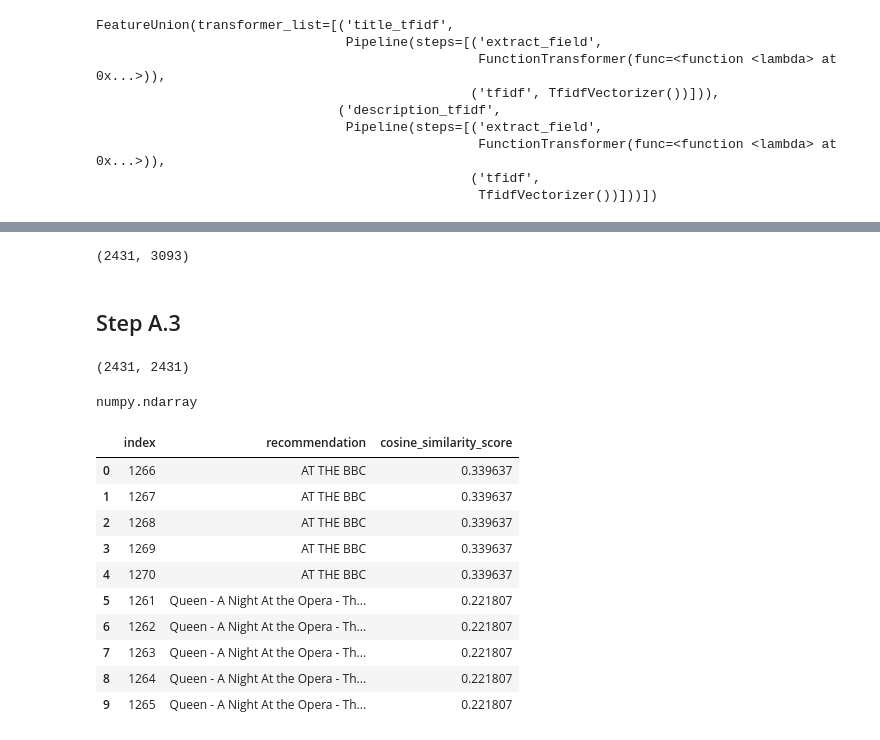
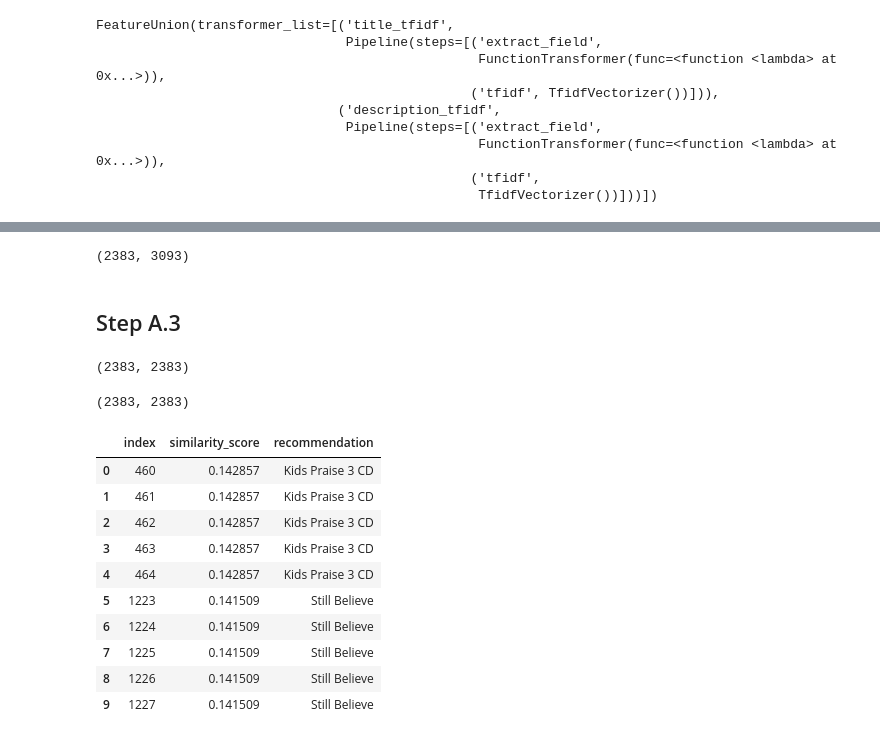
Before and after one commit to ilias-ant/recommender-systems, a Jupyter notebook: part1.ipynb, the cells around one changed output, grey strips where cells are left out. Drawn from its saved outputs; the diff is of its cells as text; code cells hidden in the pictures.

Commit message:
[feat]: completed content-based RS, added EDA for data

```diff
--- a/part1.ipynb
+++ b/part1.ipynb
@@ -189,3 +209,5 @@ metadata[metadata["asin"] == review_data.loc[2]["asin"]]
+# %%
+metadata.drop_duplicates(subset="asin", keep="first", inplace=True)
 # %%
 # for the content-based RecSys, we need both the review rating & title, description attrs - so an inner join
 data = pd.merge(review_data, metadata, how="inner", on="asin")
@@ -202,0 +232,3 @@ shape: (2431, 30)
+# %%
+data["created_at"] = pd.to_datetime(data["unixReviewTime"], unit="s")
+data["created_at"] = pd.to_datetime(data["created_at"], format="%Y-%m")
@@ -340,23 +402,25 @@ array(['00', '000', '01', '02', '03', '039', '04', '05', '06', '07', '08',
 # %%
-content_tfidf = transformer.transform(content).toarray()
+transformed_content = transformer.transform(content).toarray()
 
-content_tfidf.shape
+transformed_content.shape
 # %% [output]
-(2431, 3093)
+(2383, 3093)
 # %% [markdown]
 ## Step A.3
 # %%
-# Note that the tf-idf functionality in sklearn.feature_extraction.text can produce normalized vectors,
-# in which case cosine_similarity is equivalent to linear_kernel, only slower.
+# note that the TF-IDF functionality in sklearn.feature_extraction.text can produce
+# normalized vectors, in which case cosine_similarity is equivalent to linear_kernel,
+# only slower.
+cosine_sim_matrix = linear_kernel(transformed_content, transformed_content)
 
-cosine_sims = linear_kernel(content_tfidf, content_tfidf)
-
-cosine_sims.shape
+cosine_sim_matrix.shape
 # %% [output]
-(2431, 2431)
+(2383, 2383)
-# %%
-type(cosine_sims)
-# %% [output]
-numpy.ndarray
+# %%
+jaccard_sim_matrix = 1 - pairwise_distances(transformed_content, metric="jaccard")
+
+jaccard_sim_matrix.shape
+# %% [output]
+(2383, 2383)
 # %%
 def get_recommendations(
@@ -412,16 +467,21 @@ def get_recommendations(
 
     return df
 # %%
-get_recommendations(data, 'title', 'Live At The El Mocambo', cosine_sims)
+get_recommendations(
+    content,
+    query="Wake Up the World",
+    column="title",
+    similarity_matrix=jaccard_sim_matrix,
+)
 # %% [output]
-|  | index | recommendation | cosine_similarity_score |
-| 0 | 1266 | AT THE BBC | 0.339637 |
-| 1 | 1267 | AT THE BBC | 0.339637 |
-| 2 | 1268 | AT THE BBC | 0.339637 |
-| 3 | 1269 | AT THE BBC | 0.339637 |
-| 4 | 1270 | AT THE BBC | 0.339637 |
-| 5 | 1261 | Queen - A Night At the Opera - Th... | 0.221807 |
-| 6 | 1262 | Queen - A Night At the Opera - Th... | 0.221807 |
-| 7 | 1263 | Queen - A Night At the Opera - Th... | 0.221807 |
-| 8 | 1264 | Queen - A Night At the Opera - Th... | 0.221807 |
-| 9 | 1265 | Queen - A Night At the Opera - Th... | 0.221807 |
+|  | index | similarity_score | recommendation |
+| 0 | 460 | 0.142857 | Kids Praise 3 CD |
+| 1 | 461 | 0.142857 | Kids Praise 3 CD |
+| 2 | 462 | 0.142857 | Kids Praise 3 CD |
+| 3 | 463 | 0.142857 | Kids Praise 3 CD |
+| 4 | 464 | 0.142857 | Kids Praise 3 CD |
+| 5 | 1223 | 0.141509 | Still Believe |
+| 6 | 1224 | 0.141509 | Still Believe |
+| 7 | 1225 | 0.141509 | Still Believe |
+| 8 | 1226 | 0.141509 | Still Believe |
+| 9 | 1227 | 0.141509 | Still Believe |
```
Also changed, not shown: parts of 28 cells of this notebook, 2 other files.
